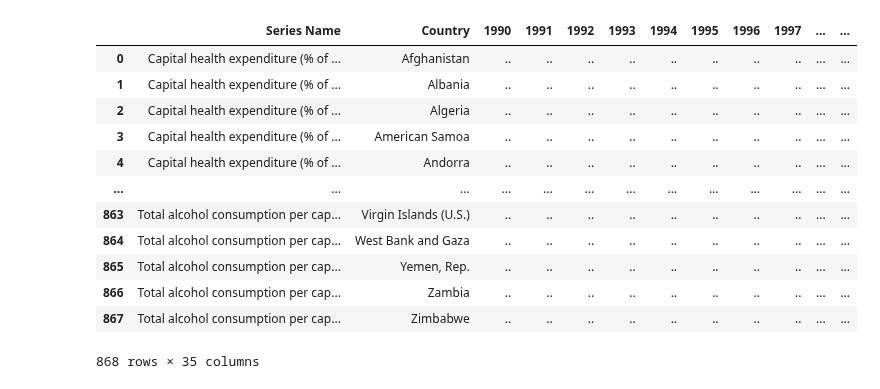
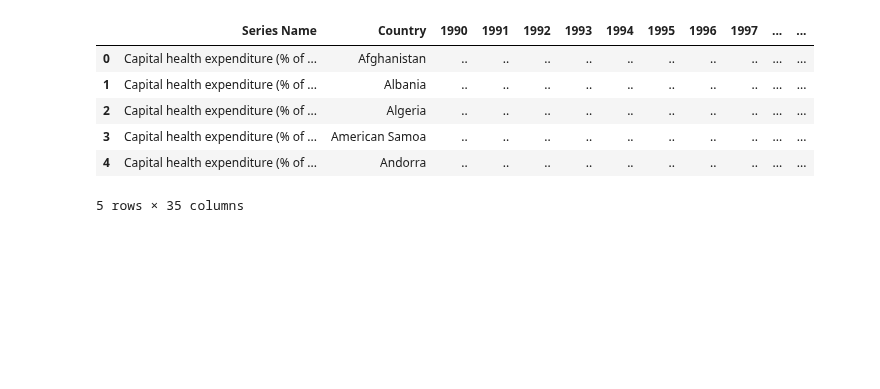
Before and after one commit to AndrewZinc/Expect_Life-Redux, a Jupyter notebook: Clean_Data/Data_Cleaning_Jupyter_notebooks/data_cleaning-world_bank_HNandPopulationStats-1990_2022.ipynb, the cells around one changed output. Drawn from its saved outputs; the diff is of its cells as text; code cells hidden in the pictures; blank space fills up the shorter version.

```diff
--- a/Clean_Data/Data_Cleaning_Jupyter_notebooks/data_cleaning-world_bank_HNandPopulationStats-1990_2022.ipynb
+++ b/Clean_Data/Data_Cleaning_Jupyter_notebooks/data_cleaning-world_bank_HNandPopulationStats-1990_2022.ipynb
@@ -23,7 +24,7 @@ wbHNP_df
 # %%
 # Drop the extra columns
-wbHNP_df = wbHNP_df.drop(['Country Code','Series Code'], 1)
-wbHNP_df
+wbHNP_df = wbHNP_df.drop(['Country Code','Series Code'], axis=1)
+wbHNP_df.head(10)
 # %% [output]
 |  | Series Name | Country | 1990 [YR1990] | 1991 [YR1991] | 1992 [YR1992] | 1993 [YR1993] | 1994 [YR1994] | ... |
 | 0 | Capital health expenditure (% of ... | Afghanistan | .. | .. | .. | .. | .. | ... |
@@ -41,24 +41,18 @@ wbHNP_df
 # %%
 pattern = r'\[.*\]'
 
 # Remove the bracketed year info from the column names
 wbHNP_df.columns=[re.sub(pattern,'',col)for col in wbHNP_df.columns]
 wbHNP_df.columns=wbHNP_df.columns.str.strip()
-wbHNP_df
+wbHNP_df.head(5)
 # %% [output]
 |  | Series Name | Country | 1990 | 1991 | 1992 | 1993 | 1994 | 1995 | 1996 | 1997 | ... | ... |
 | 0 | Capital health expenditure (% of ... | Afghanistan | .. | .. | .. | .. | .. | .. | .. | .. | ... | ... |
 | 1 | Capital health expenditure (% of ... | Albania | .. | .. | .. | .. | .. | .. | .. | .. | ... | ... |
 | 2 | Capital health expenditure (% of ... | Algeria | .. | .. | .. | .. | .. | .. | .. | .. | ... | ... |
 | 3 | Capital health expenditure (% of ... | American Samoa | .. | .. | .. | .. | .. | .. | .. | .. | ... | ... |
 | 4 | Capital health expenditure (% of ... | Andorra | .. | .. | .. | .. | .. | .. | .. | .. | ... | ... |
-| ... | ... | ... | ... | ... | ... | ... | ... | ... | ... | ... | ... | ... |
-| 863 | Total alcohol consumption per cap... | Virgin Islands (U.S.) | .. | .. | .. | .. | .. | .. | .. | .. | ... | ... |
-| 864 | Total alcohol consumption per cap... | West Bank and Gaza | .. | .. | .. | .. | .. | .. | .. | .. | ... | ... |
-| 865 | Total alcohol consumption per cap... | Yemen, Rep. | .. | .. | .. | .. | .. | .. | .. | .. | ... | ... |
-| 866 | Total alcohol consumption per cap... | Zambia | .. | .. | .. | .. | .. | .. | .. | .. | ... | ... |
-| 867 | Total alcohol consumption per cap... | Zimbabwe | .. | .. | .. | .. | .. | .. | .. | .. | ... | ... |
-868 rows × 35 columns
+5 rows × 35 columns
 # %%
 # Open the list of country name corrections
 corrections_df = pd.read_csv('../../Clean_Data/master_country_list/country_name_corrections.csv')
```
Also changed, not shown: parts of 18 cells of this notebook, 3 other files.
